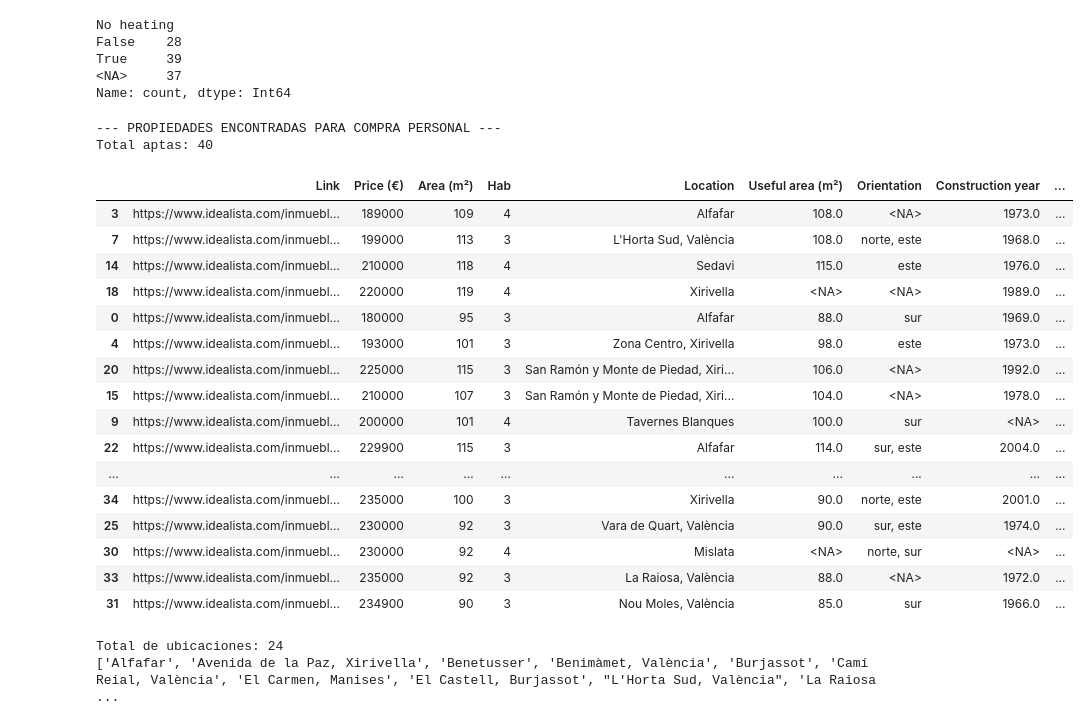
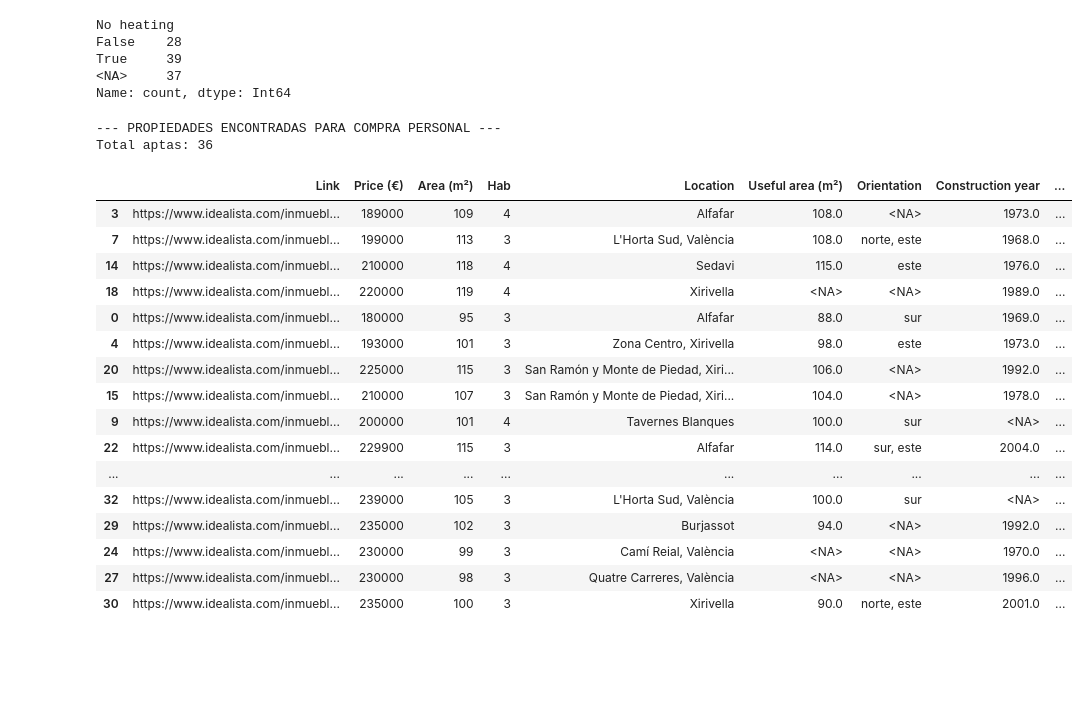
Before and after one commit to MatiGrinberg/Scraping_Real_estate_BCN, a Jupyter notebook: nb/Analytics.ipynb, the cells around one changed output. Drawn from its saved outputs; the diff is of its cells as text; code cells hidden in the pictures; blank space fills up the shorter version.

```diff
--- a/nb/Analytics.ipynb
+++ b/nb/Analytics.ipynb
@@ -436,51 +433,47 @@ if is_rent:
     with pd.option_context('display.max_rows', None):
         display(df_filtrado)
 else:
-    orientaciones_excluidas = ['norte', 'oeste', 'norte, oeste']
     orientaciones_permitidas = [
         valor for valor in df['Orientation'].dropna().astype(str).str.strip().str.casefold().unique()
         if valor and valor not in orientaciones_excluidas
     ]
     # Si no queda ninguna orientación conocida, [''] conserva solo las desconocidas.
     # No usar [] aquí: la función lo interpretaría como filtro desactivado.
-    df_filtrado = filter_buy_rows(df, min_h=3, min_price_sqm=1300, max_price_sqm=2700, min_area_any=80, min_area_large=80, min_hab_large=3, max_size=120, include=include_locations_val, exclude=exclude_locations_val,
+    df_filtrado = filter_buy_rows(df, min_h=3, min_price_sqm=1300, max_price_sqm=2400, min_area_any=80, min_area_large=80, min_hab_large=3, max_size=120, include=include_locations_val, exclude=exclude_locations_val,
         useful_area=('>=', 80),        # Ejemplo: ('>=', 80)
         orientation=orientaciones_permitidas or [''],
         construction_year=None,  # Ejemplo: ('>=', 1980)
         energy_rating=['A', 'B', 'C', 'D', 'E'],  # E o mejor; conserva desconocidos
         energy_consumption=None, # Ejemplo: ('<', 80), conserva también desconocidos
         no_heating=None,         # True: sin calefacción; False: con calefacción
         mostrar_excluidas=0 # True: mostrar también las filas descartadas
     ).sort_values('Price/SqM')
     print(f"--- PROPIEDADES ENCONTRADAS PARA COMPRA PERSONAL ---\nTotal aptas: {len(df_filtrado)}")
     with pd.option_context('display.max_rows', None):
         display(df_filtrado)
 # %% [output]
 --- PROPIEDADES ENCONTRADAS PARA COMPRA PERSONAL ---
-Total aptas: 40
+Total aptas: 36
 |  | Link | Price (€) | Area (m²) | Hab | Location | Useful area (m²) | Orientation | Construction year | ... |
 | 3 | https://www.idealista.com/inmuebl... | 189000 | 109 | 4 | Alfafar | 108.0 | <NA> | 1973.0 | ... |
 | 7 | https://www.idealista.com/inmuebl... | 199000 | 113 | 3 | L'Horta Sud, València | 108.0 | norte, este | 1968.0 | ... |
 | 14 | https://www.idealista.com/inmuebl... | 210000 | 118 | 4 | Sedavi | 115.0 | este | 1976.0 | ... |
 | 18 | https://www.idealista.com/inmuebl... | 220000 | 119 | 4 | Xirivella | <NA> | <NA> | 1989.0 | ... |
 | 0 | https://www.idealista.com/inmuebl... | 180000 | 95 | 3 | Alfafar | 88.0 | sur | 1969.0 | ... |
 | 4 | https://www.idealista.com/inmuebl... | 193000 | 101 | 3 | Zona Centro, Xirivella | 98.0 | este | 1973.0 | ... |
 | 20 | https://www.idealista.com/inmuebl... | 225000 | 115 | 3 | San Ramón y Monte de Piedad, Xiri... | 106.0 | <NA> | 1992.0 | ... |
 | 15 | https://www.idealista.com/inmuebl... | 210000 | 107 | 3 | San Ramón y Monte de Piedad, Xiri... | 104.0 | <NA> | 1978.0 | ... |
 | 9 | https://www.idealista.com/inmuebl... | 200000 | 101 | 4 | Tavernes Blanques | 100.0 | sur | <NA> | ... |
 | 22 | https://www.idealista.com/inmuebl... | 229900 | 115 | 3 | Alfafar | 114.0 | sur, este | 2004.0 | ... |
 | ... | ... | ... | ... | ... | ... | ... | ... | ... | ... |
-| 34 | https://www.idealista.com/inmuebl... | 235000 | 100 | 3 | Xirivella | 90.0 | norte, este | 2001.0 | ... |
-| 25 | https://www.idealista.com/inmuebl... | 230000 | 92 | 3 | Vara de Quart, València | 90.0 | sur, este | 1974.0 | ... |
-| 30 | https://www.idealista.com/inmuebl... | 230000 | 92 | 4 | Mislata | <NA> | norte, sur | <NA> | ... |
-| 33 | https://www.idealista.com/inmuebl... | 235000 | 92 | 3 | La Raiosa, València | 88.0 | <NA> | 1972.0 | ... |
-| 31 | https://www.idealista.com/inmuebl... | 234900 | 90 | 3 | Nou Moles, València | 85.0 | sur | 1966.0 | ... |
+| 32 | https://www.idealista.com/inmuebl... | 239000 | 105 | 3 | L'Horta Sud, València | 100.0 | sur | <NA> | ... |
+| 29 | https://www.idealista.com/inmuebl... | 235000 | 102 | 3 | Burjassot | 94.0 | <NA> | 1992.0 | ... |
+| 24 | https://www.idealista.com/inmuebl... | 230000 | 99 | 3 | Camí Reial, València | <NA> | <NA> | 1970.0 | ... |
+| 27 | https://www.idealista.com/inmuebl... | 230000 | 98 | 3 | Quatre Carreres, València | <NA> | <NA> | 1996.0 | ... |
+| 30 | https://www.idealista.com/inmuebl... | 235000 | 100 | 3 | Xirivella | 90.0 | norte, este | 2001.0 | ... |
 # %%
 # Ubicaciones únicas después del filtrado
 ubicaciones = sorted(df_filtrado['Location'].dropna().unique())
 print(f'Total de ubicaciones: {len(ubicaciones)}')
 print(ubicaciones)
-# %% [output]
-Total de ubicaciones: 24
-['Alfafar', 'Avenida de la Paz, Xirivella', 'Benetusser', 'Benimàmet, València', 'Burjassot', 'Camí Reial, València', 'El Carmen, Manises', 'El Castell, Burjassot', "L'Horta Sud, València", 'La Raiosa ...
 # %%
```
Also changed, not shown: parts of 4 cells of this notebook.
